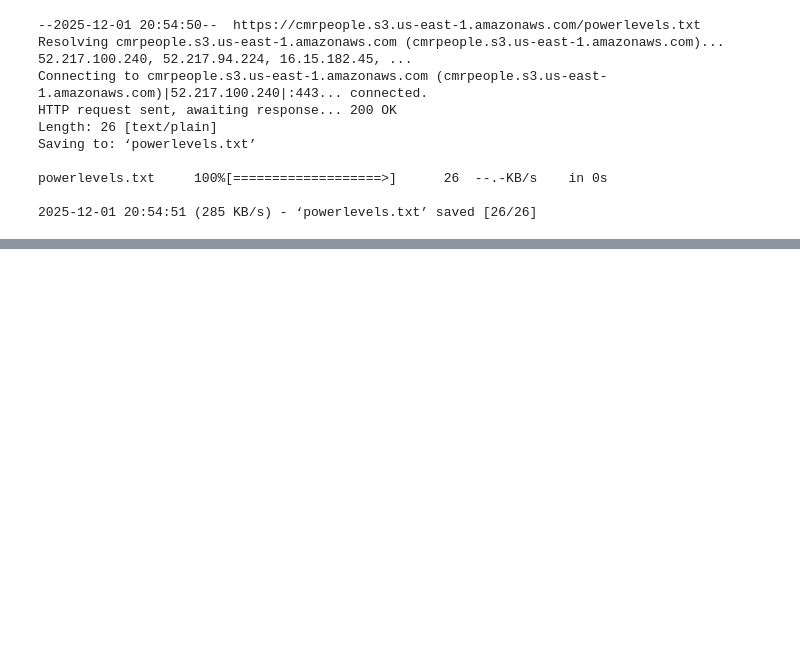
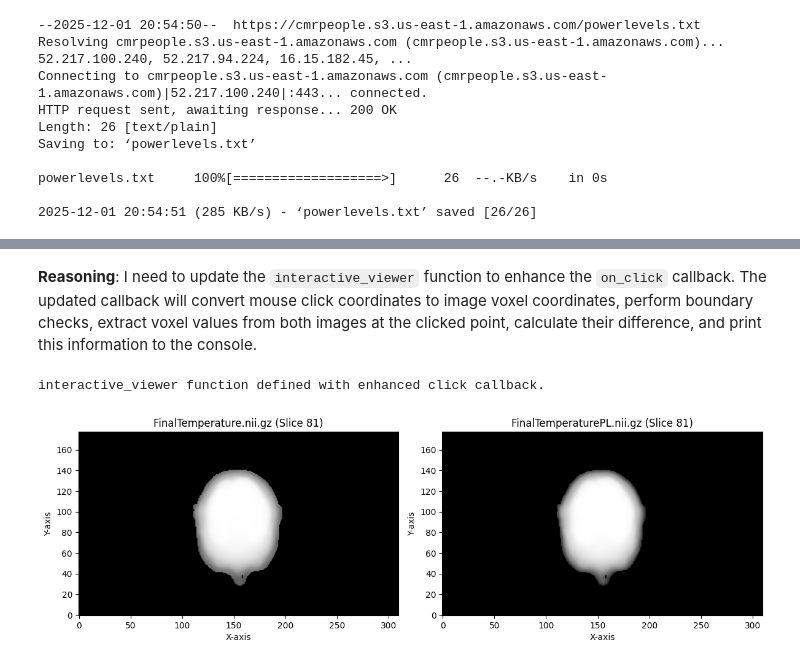
Before and after one commit to cloudmrhub/tess-tools, a Jupyter notebook: tess_tools.ipynb, the cells around one changed output, grey strips where cells are left out. Drawn from its saved outputs; the diff is of its cells as text; code cells hidden in the pictures; blank space fills up the shorter version.

```diff
--- a/tess_tools.ipynb
+++ b/tess_tools.ipynb
@@ -107,0 +183,66 @@ Using executable /usr/local/lib/python3.12/dist-packages/tess/bin/cpptemperature
+# %% [markdown]
+**Reasoning**:
+I need to update the `interactive_viewer` function to enhance the `on_click` callback. The updated callback will convert mouse click coordinates to image voxel coordinates, perform boundary checks, extract voxel values from both images at the clicked point, calculate their difference, and print this information to the console.
+# %%
+import matplotlib.pyplot as plt
+import numpy as np
+
+def interactive_viewer(img1, img2):
+    data1 = img1.get_fdata()
+    data2 = img2.get_fdata()
+
+    # Determine a common axial slice (middle slice along z-axis)
+    z_slice = data1.shape[2] // 2
+
+    fig, axes = plt.subplots(1, 2, figsize=(12, 6))
+
+    axes[0].imshow(data1[:, :, z_slice].T, cmap='gray', origin='lower')
+    axes[0].set_title(f'FinalTemperature.nii.gz (Slice {z_slice})')
+    axes[0].set_xlabel('X-axis')
+    axes[0].set_ylabel('Y-axis')
+
+    axes[1].imshow(data2[:, :, z_slice].T, cmap='gray', origin='lower')
+    axes[1].set_title(f'FinalTemperaturePL.nii.gz (Slice {z_slice})')
+    axes[1].set_xlabel('X-axis')
+    axes[1].set_ylabel('Y-axis')
+
+    plt.tight_layout()
+
+    # Set up the event handler for mouse clicks
+    def on_click(event):
+        if event.inaxes:
+            # Convert click coordinates to integer voxel coordinates
+            # imshow with .T transposes the axes, so event.ydata corresponds to original X, event.xdata to original Y
+            x_coord = int(round(event.ydata))
+            y_coord = int(round(event.xdata))
+
+            # Add boundary checks
+            if not (0 <= x_coord < data1.shape[0] and 0 <= y_coord < data1.shape[1]):
+                print(f"Clicked coordinates ({x_coord}, {y_coord}) are out of bounds for image dimensions (X: {data1.shape[0]-1}, Y: {data1.shape[1]-1})")
+                return
+
+            # Retrieve voxel values
+            value1 = data1[x_coord, y_coord, z_slice]
+            value2 = data2[x_coord, y_coord, z_slice]
+
+            # Calculate difference
+            difference = value2 - value1
+
+            # Print information
+            print(f"Clicked on: {event.inaxes.get_title()}")
+            print(f"Voxel coordinates (X, Y, Z_slice): ({x_coord}, {y_coord}, {z_slice})")
+            print(f"Value in FinalTemperature.nii.gz: {value1:.4f}")
+            print(f"Value in FinalTemperaturePL.nii.gz: {value2:.4f}")
+            print(f"Difference (PL - Original): {difference:.4f}")
+            print("----------------------------------------")
+
+    fig.canvas.mpl_connect('button_press_event', on_click)
+    plt.show()
+
+print("interactive_viewer function defined with enhanced click callback.")
+# %% [output]
+interactive_viewer function defined with enhanced click callback.
+# %%
+interactive_viewer(img1, img2)
+# %% [output]
+[figure, added]
```
Also changed, not shown: parts of 7 cells of this notebook.
